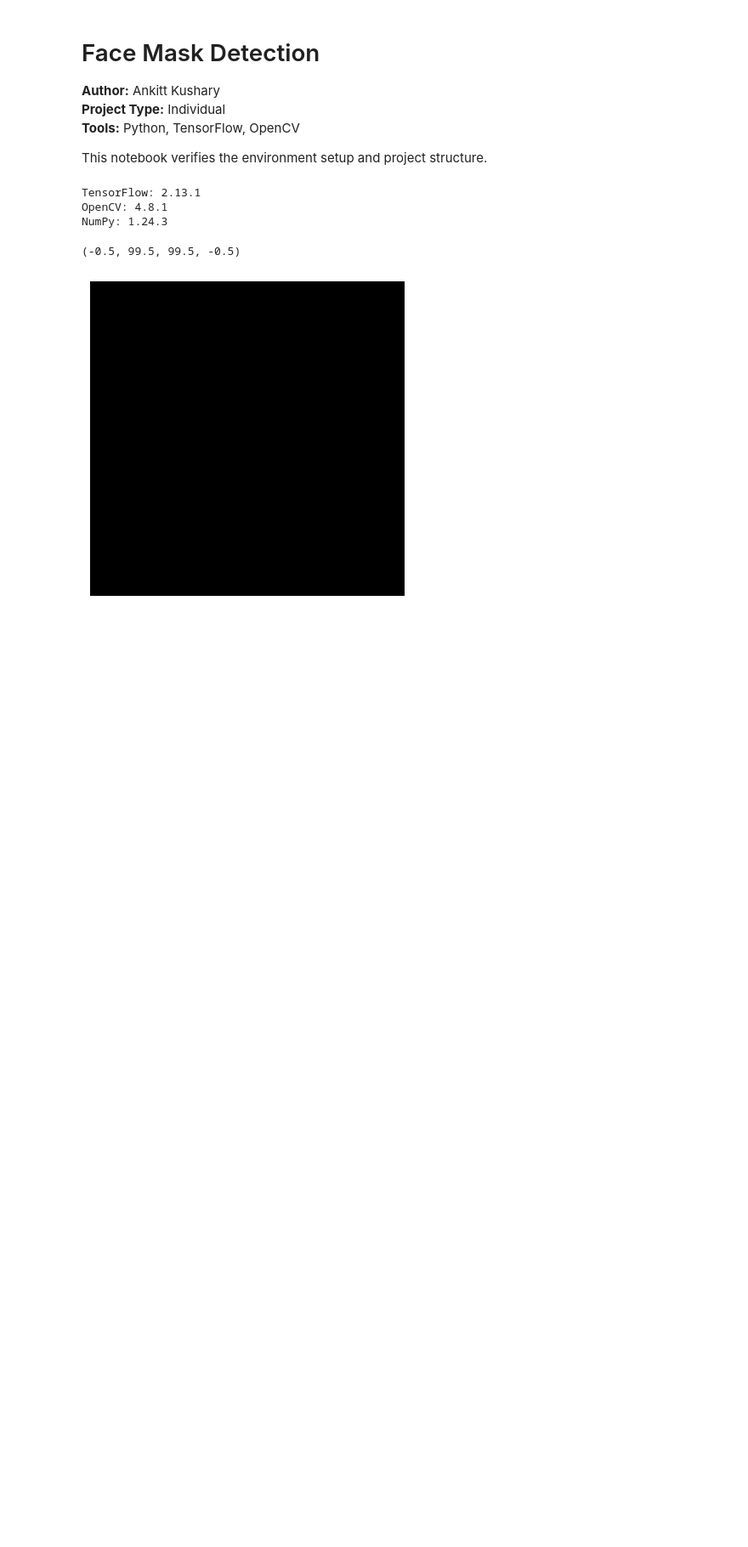
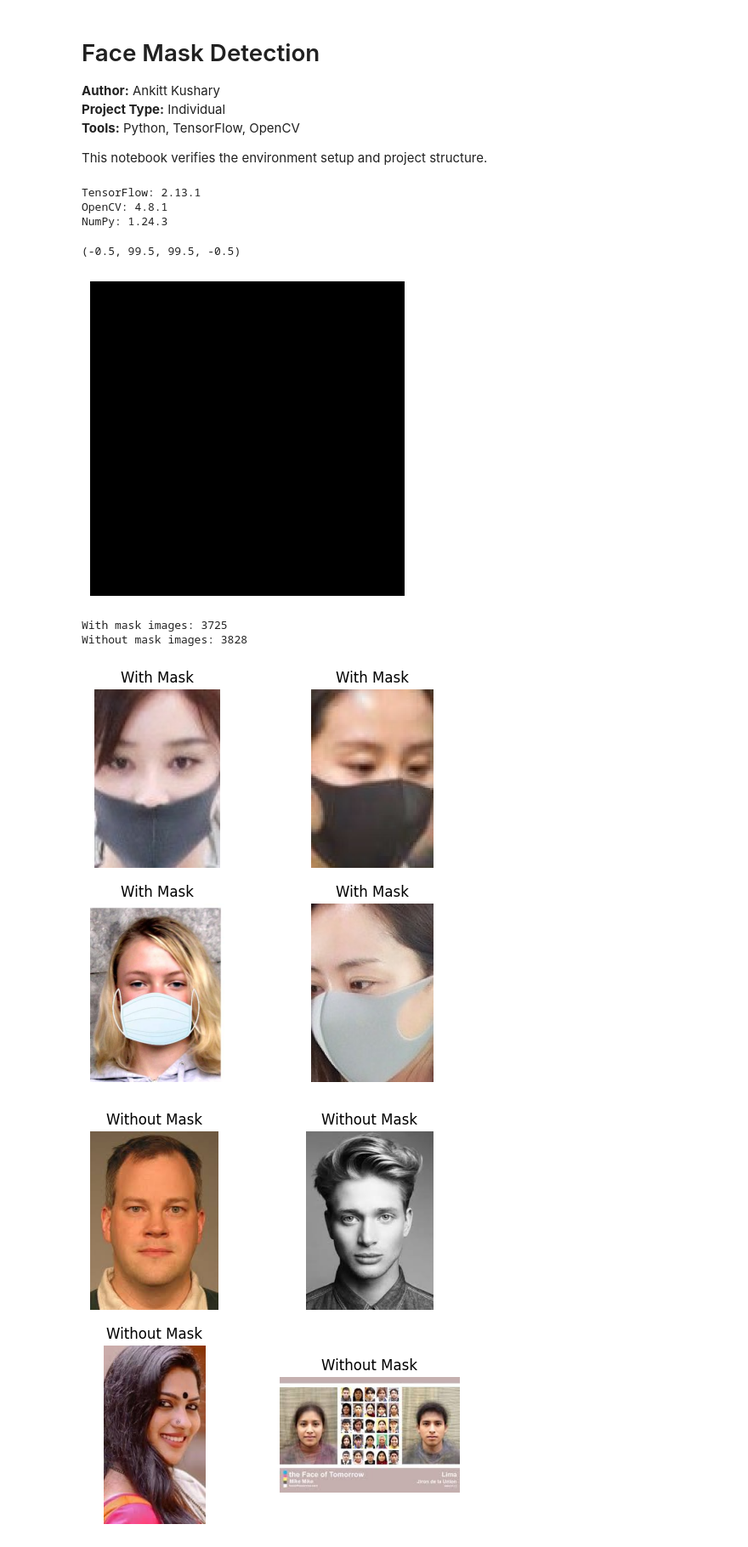
Before and after one commit to 23053027-ANKITT/Face_Mask_Detection, a Jupyter notebook: notebooks/01_setup.ipynb, the cells around one changed output. Shown: that part at 85% size. Drawn from its saved outputs; the diff is of its cells as text; code cells hidden in the pictures; blank space fills up the shorter version.

Commit message:
Add dataset inspection and visualization

```diff
--- a/notebooks/01_setup.ipynb
+++ b/notebooks/01_setup.ipynb
@@ -26,3 +26,40 @@ plt.axis("off")
 # %% [output]
 (-0.5, 99.5, 99.5, -0.5)
 [figure]
+# %%
+import os
+
+DATASET_DIR = "../dataset"
+WITH_MASK_DIR = os.path.join(DATASET_DIR, "with_mask")
+WITHOUT_MASK_DIR = os.path.join(DATASET_DIR, "without_mask")
+# %%
+with_mask_count = len(os.listdir(WITH_MASK_DIR))
+without_mask_count = len(os.listdir(WITHOUT_MASK_DIR))
+
+print("With mask images:", with_mask_count)
+print("Without mask images:", without_mask_count)
+# %% [output]
+With mask images: 3725
+Without mask images: 3828
+# %%
+import random
+from matplotlib import pyplot as plt
+
+def show_samples(folder, label):
+    images = random.sample(os.listdir(folder), 4)
+    plt.figure(figsize=(6,6))
+    for i, img_name in enumerate(images):
+        img_path = os.path.join(folder, img_name)
+        img = cv2.imread(img_path)
+        img = cv2.cvtColor(img, cv2.COLOR_BGR2RGB)
+        plt.subplot(2,2,i+1)
+        plt.imshow(img)
+        plt.title(label)
+        plt.axis("off")
+    plt.show()
+
+show_samples(WITH_MASK_DIR, "With Mask")
+show_samples(WITHOUT_MASK_DIR, "Without Mask")
+# %% [output]
+[figure, added]
+[figure, added]
```
Also changed, not shown: parts of 2 cells of this notebook.
